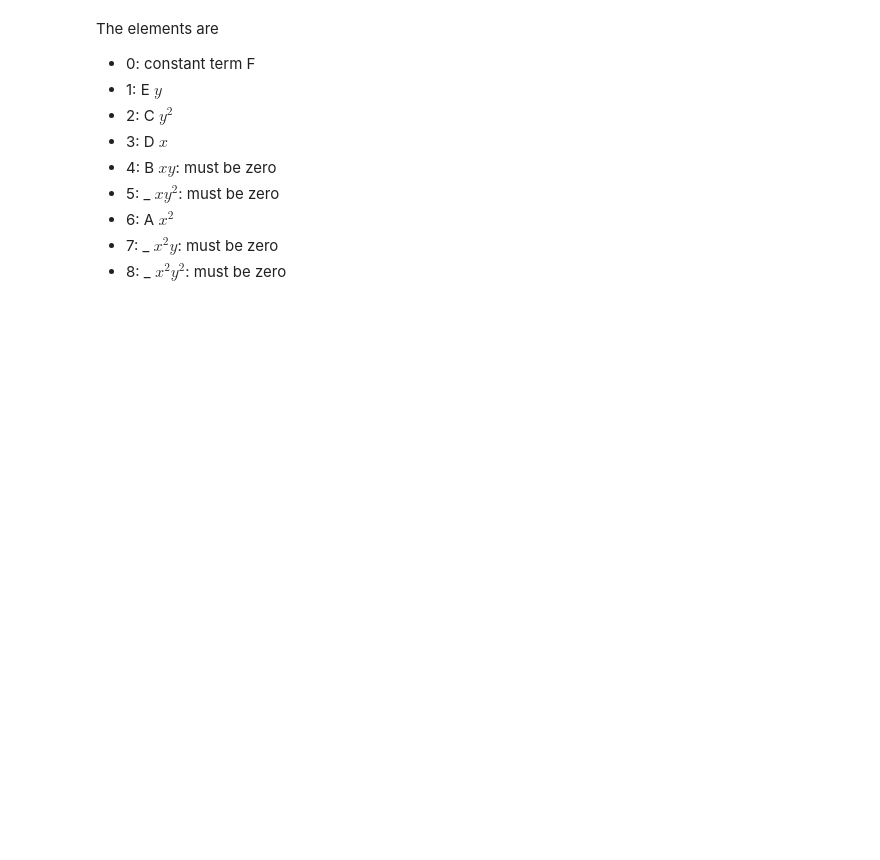
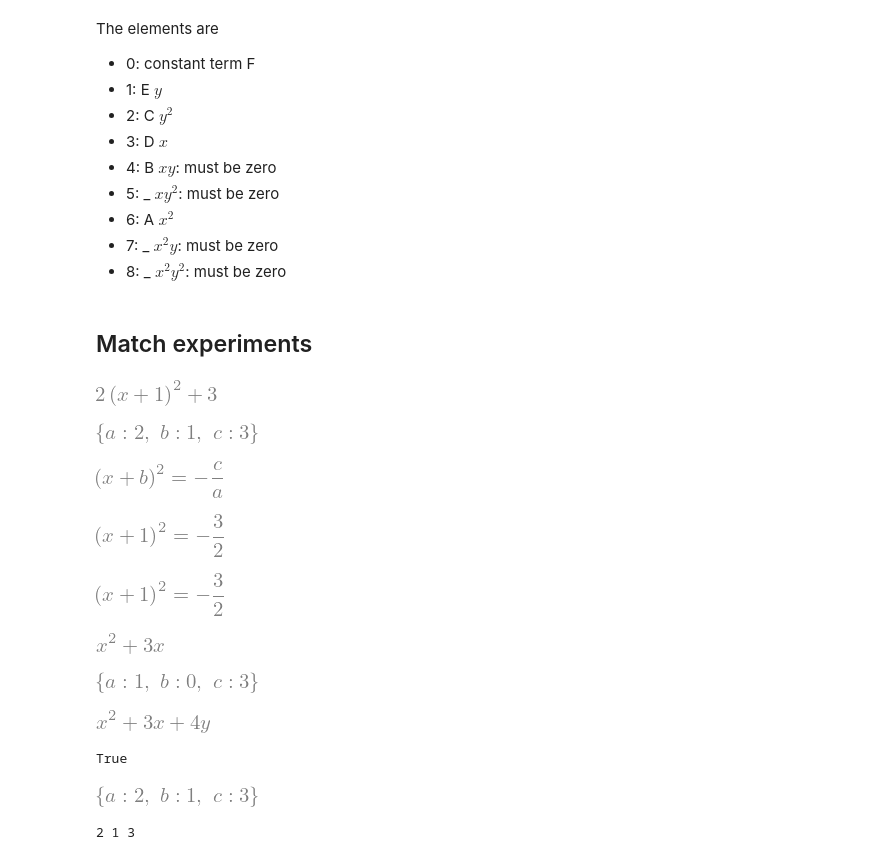
Before and after one commit to fnaufel/sympyconics, a Jupyter notebook: scratch.ipynb, the cells around one changed output. Saved outputs shown, nothing was run; the diff lists cells and outputs as text; code cells hidden in the pictures; blank space fills up the shorter version.

```diff
--- a/scratch.ipynb
+++ b/scratch.ipynb
@@ -75,3 +78,65 @@ The elements are
 * 6: A $x^2$
 * 7: _ $x^2y$: must be zero
 * 8: _ $x^2y^2$: must be zero
+# %% [markdown]
+## Match experiments
+# %%
+expr = 2*(x + 1)**2 + 3
+expr
+# %% [output]
+[figure, added]
+# %%
+a = sp.Wild('a')
+b = sp.Wild('b')
+c = sp.Wild('c')
+m = expr.match(a * (x + b)**2 + c)
+m
+# %% [output]
+[figure, added]
+# %%
+e2 = sp.Eq((x + b)**2, -c/a)
+e2
+# %% [output]
+[figure, added]
+# %%
+e3 = sp.Eq(e2.lhs.xreplace(m), e2.rhs.xreplace(m), evaluate=False)
+e3
+# %% [output]
+[figure, added]
+# %%
+e3 = sp.Eq(e2.lhs.subs(m), e2.rhs.subs(m), evaluate=False)
+e3
+# %% [output]
+[figure, added]
+# %%
+e = x**2 + 3*x
+e
+# %% [output]
+[figure, added]
+# %%
+a = sp.Wild('a', exclude=[x,y])
+b = sp.Wild('b', exclude=[x,y])
+c = sp.Wild('c', exclude=[x,y])
+e.match(a*x**2 + b*y**2 + c*x)
+# %% [output]
+[figure, added]
+# %%
+e = x**2 + 3*x + 4*y
+e
+# %% [output]
+[figure, added]
+# %%
+e.match(a*x**2 + b*y**2 + c*x) is None
+# %% [output]
+True
+# %%
+m
+# %% [output]
+[figure, added]
+# %%
+A = m[sp.Wild('a')]
+B = m[sp.Wild('b')]
+C = m[sp.Wild('c')]
+print(A, B, C)
+# %% [output]
+2 1 3
```
Also changed, not shown: parts of 1 cell of this notebook, 3 other files.
